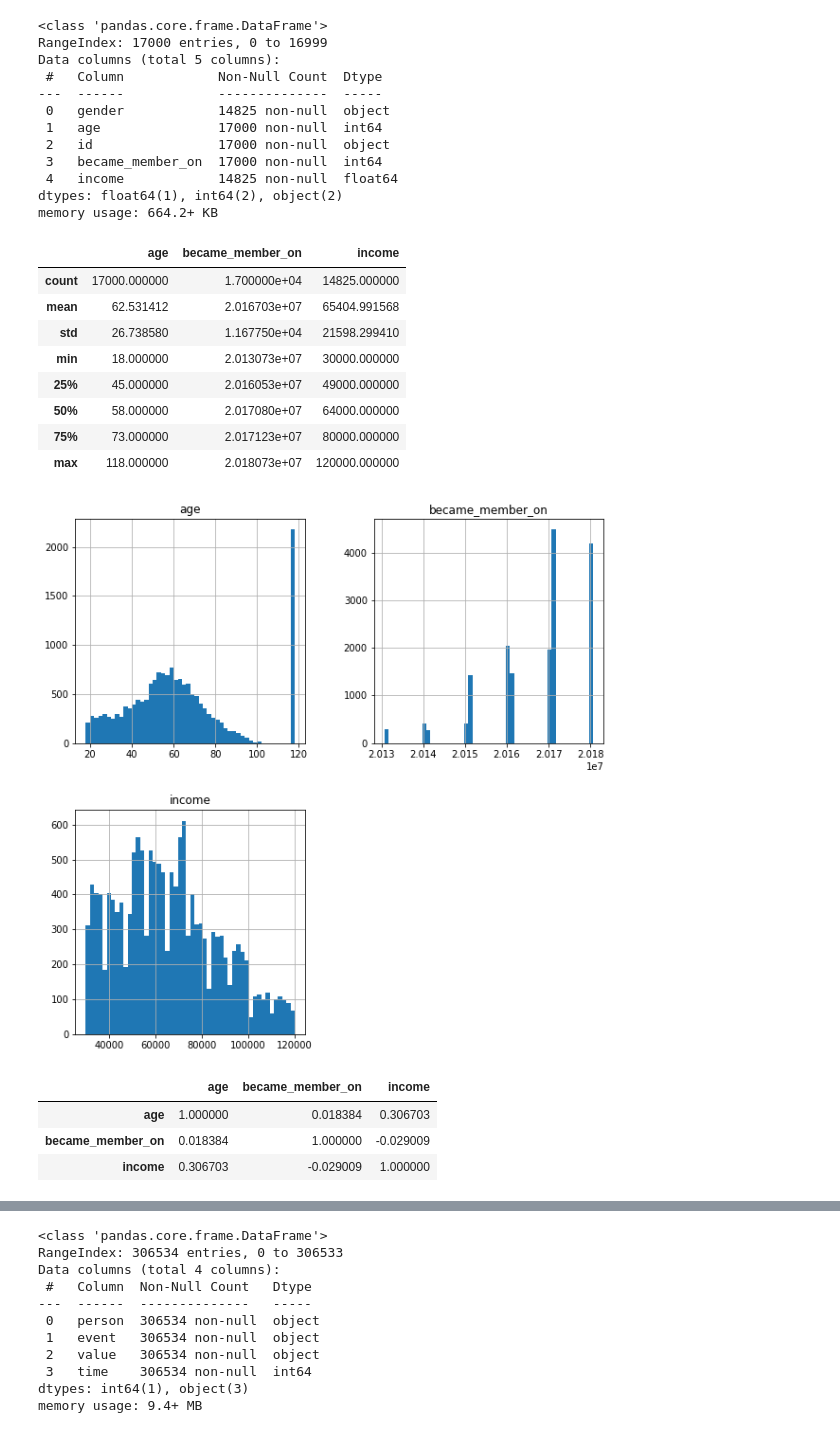
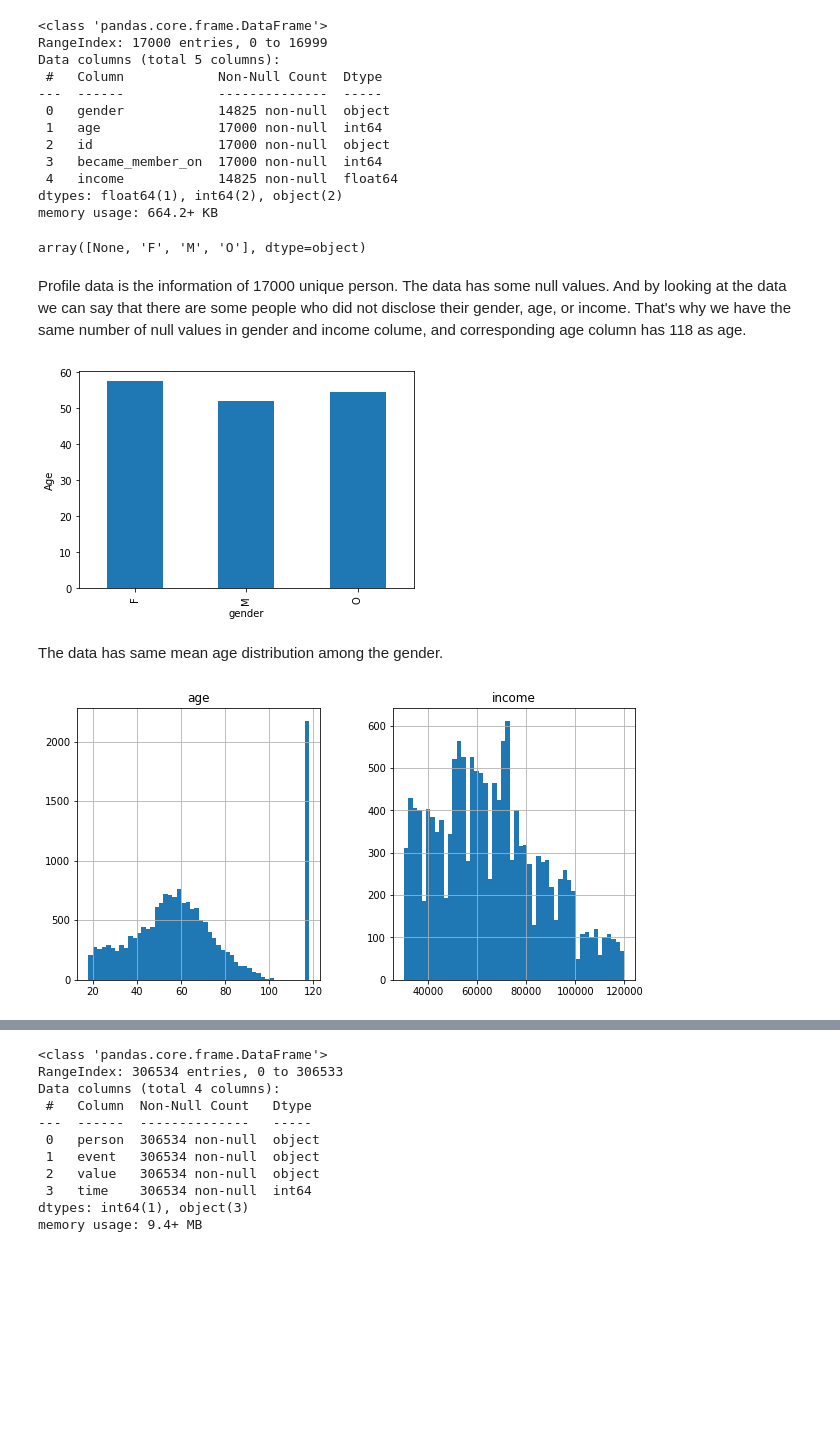
Before and after one commit to abhishek-jana/Starbucks-spending-prediction, a Jupyter notebook: Starbucks_Capstone_notebook.ipynb, the cells around one changed output, grey strips where cells are left out. Cells and saved outputs as stored; diff of their text form; code cells hidden in the pictures; blank space fills up the shorter version.

```diff
--- a/Starbucks_Capstone_notebook.ipynb
+++ b/Starbucks_Capstone_notebook.ipynb
@@ -154,26 +124,20 @@ Data columns (total 5 columns):
  4   income            14825 non-null  float64
 dtypes: float64(1), int64(2), object(2)
 memory usage: 664.2+ KB
-# %%
-profile.describe()
-# %% [output]
-|  | age | became_member_on | income |
-| count | 17000.000000 | 1.700000e+04 | 14825.000000 |
-| mean | 62.531412 | 2.016703e+07 | 65404.991568 |
-| std | 26.738580 | 1.167750e+04 | 21598.299410 |
-| min | 18.000000 | 2.013073e+07 | 30000.000000 |
-| 25% | 45.000000 | 2.016053e+07 | 49000.000000 |
-| 50% | 58.000000 | 2.017080e+07 | 64000.000000 |
-| 75% | 73.000000 | 2.017123e+07 | 80000.000000 |
-| max | 118.000000 | 2.018073e+07 | 120000.000000 |
+# %%
+profile.gender.unique()
+# %% [output]
+array([None, 'F', 'M', 'O'], dtype=object)
+# %% [markdown]
+Profile data is the information of 17000 unique person. The data has some null values. And by looking at the data we can say that there are some people who did not disclose their gender, age, or income. That's why we have the same number of null values in gender and income colume, and corresponding age column has 118 as age.
+# %%
+profile.groupby('gender')['age'].mean().plot.bar();
+plt.ylabel('Age');
+# %% [output]
+[figure, added]
+# %% [markdown]
+The data has same mean age distribution among the gender.
 # %%
-profile.hist(bins=50,figsize=(10,10));
+profile[['age','income']].hist(bins=50,figsize=(10,5));
 # %% [output]
-[figure, old version]
+[figure, new version]
-# %%
-profile.corr()
-# %% [output]
-|  | age | became_member_on | income |
-| age | 1.000000 | 0.018384 | 0.306703 |
-| became_member_on | 0.018384 | 1.000000 | -0.029009 |
-| income | 0.306703 | -0.029009 | 1.000000 |
```
Also changed, not shown: parts of 146 cells of this notebook.
